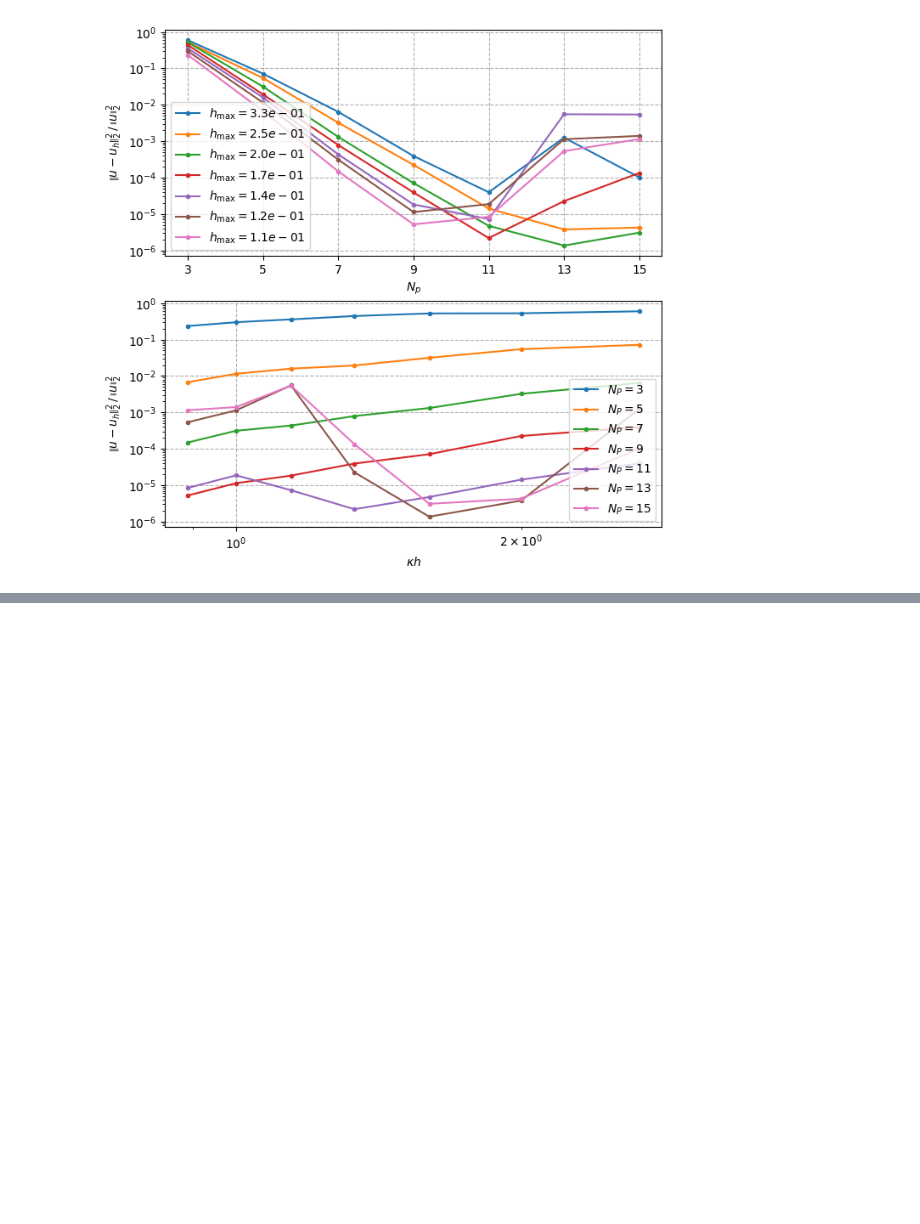
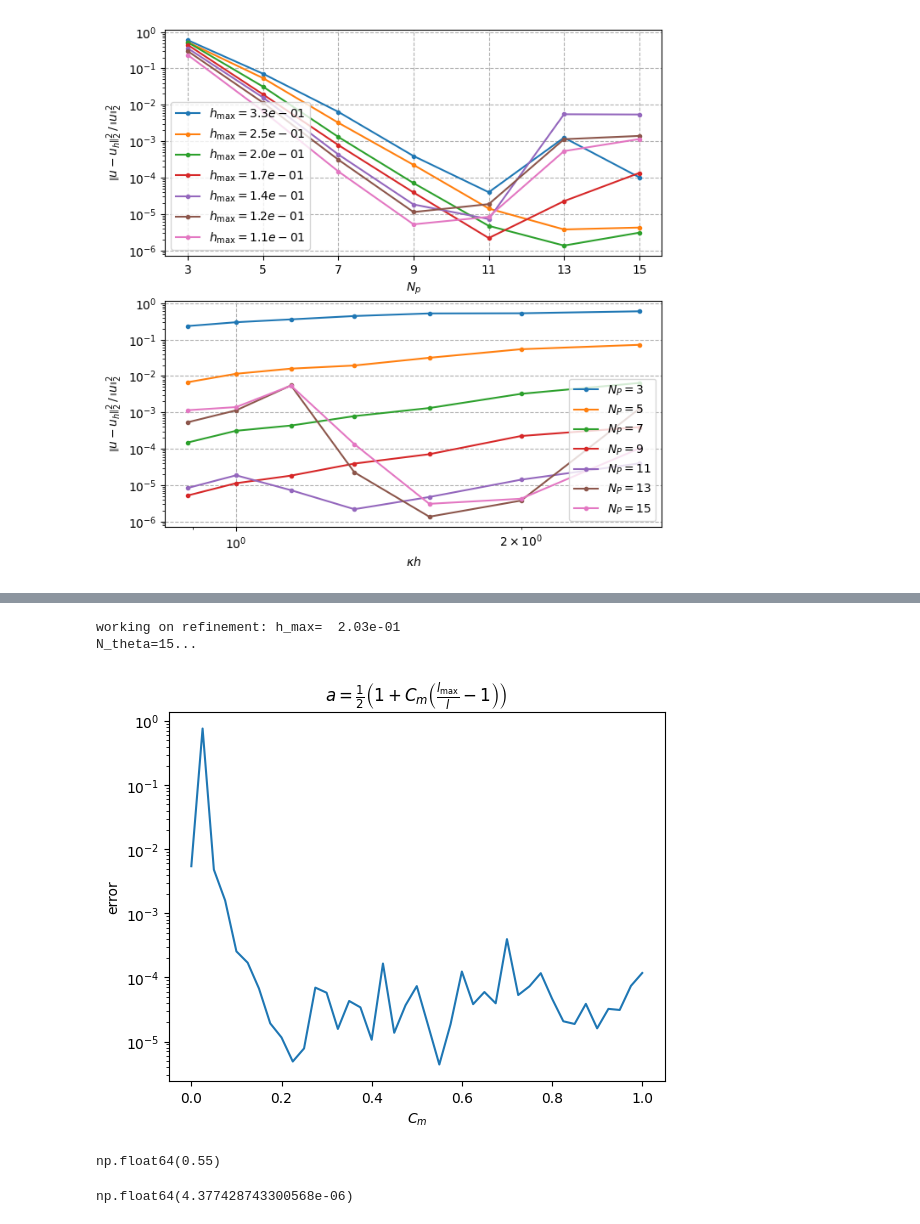
Before and after one commit to MPenaR/UWVFTrefftz, a Jupyter notebook: src/sandbox.ipynb, the cells around one changed output, grey strips where cells are left out. Cells and saved outputs as stored; diff of their text form; code cells hidden in the pictures; blank space fills up the shorter version.

```diff
--- a/src/sandbox.ipynb
+++ b/src/sandbox.ipynb
@@ -313,0 +313,76 @@ plt.savefig('error_rescaled_h0005.png')
+# %%
+N = 7
+Nth = 15
+
+
+factor = 8/8
+
+kappa = factor*8.
+
+R = factor*2*np.pi/kappa
+H = 1.
+
+Ny = 100
+Nx = int(R/H*Ny)
+
+x = np.linspace(-R,R,Nx)
+y = np.linspace(0,H,Ny)
+X, Y = np.meshgrid(x,y)
+
+t = 1
+beta = np.emath.sqrt(kappa**2 - (t*np.pi/H)**2)
+u_exact = np.exp(1j*beta*X)*np.cos(t*np.pi*Y/H)
+
+
+h = H/7
+Domain = Waveguide(R=R,H=H)
+Domain.add_fine_mesh_region(factor = 0.9, h_min = 0.01)
+
+Domain.generate_mesh(h_max=h)
+
+side_ls = np.array([E.l for E in Domain.Edges])
+h_max = np.max(side_ls)
+print(f"working on refinement: {h_max= : .2e}")
+
+
+
+print(f"N_theta={Nth}...")
+th_0 = np.e/np.pi # no correct direction in the basis
+V = TrefftzSpace(Domain, Nth, kappa=kappa, n={"Omega_i" : 1 , "Omega_e" : 1}, th0=th_0 )
+N_modes = 15 #Number of modes for the DtN map
+# "UWVF" parameters
+a = 0.5
+b = 0.5
+d_1 = 0.5
+d_2 = 0.5
+
+N_cm = 41
+Cms = np.linspace(0,1,N_cm, endpoint=True)
+errors = np.zeros(N_cm)
+for i, Cm in enumerate(Cms):
+    A = Assemble_blockMatrix( V=V, Edges=Domain.Edges, H=H, k=kappa, N_p = Nth, th_0=th_0, a=a, b=b, d_1=d_1, d_2=d_2, N_DtN=N_modes, Cm=Cm)
+    B = AssembleRHS(V=V, Edges=Domain.Edges, k=kappa, H=H, d_2=1/2, t=t)
+    A = A.tocsc()
+    DOFs = spsolve(A,B)
+    f = TrefftzFunction(V,DOFs)
+    u_Trefft =  np.reshape([ f(x_, y_) for x_, y_ in zip( X.ravel(), Y.ravel()) ], [Ny,Nx])
+    errors[i] = Domain.L2_norm(X,Y,u_exact-u_Trefft)/Domain.L2_norm(X,Y,u_exact)
+# %% [output]
+working on refinement: h_max=  2.03e-01
+N_theta=15...
+# %%
+plt.semilogy(Cms,errors)
+plt.title(r'$a=\frac{1}{2}\left(1 + C_m\left(\frac{l_\mathrm{max}}{l}-1\right)\right)$')
+plt.ylabel('error')
+plt.xlabel('$C_m$')
+plt.savefig('Cm_sweep.png')
+# %% [output]
+[figure, added]
+# %%
+Cms[np.argmin(errors)]
+# %% [output]
+np.float64(0.55)
+# %%
+np.min(errors)
+# %% [output]
+np.float64(4.377428743300568e-06)
```
Also changed, not shown: parts of 6 cells of this notebook, 4 other files.
